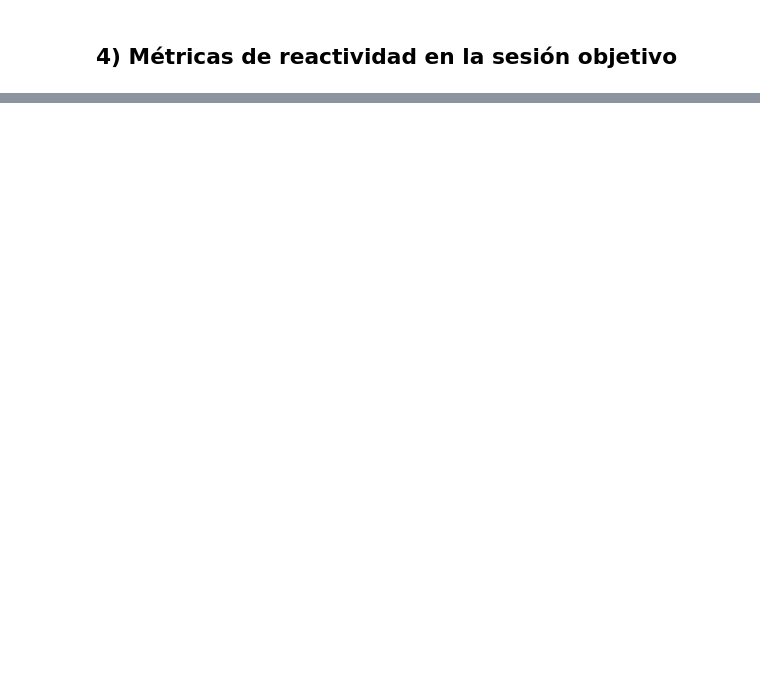
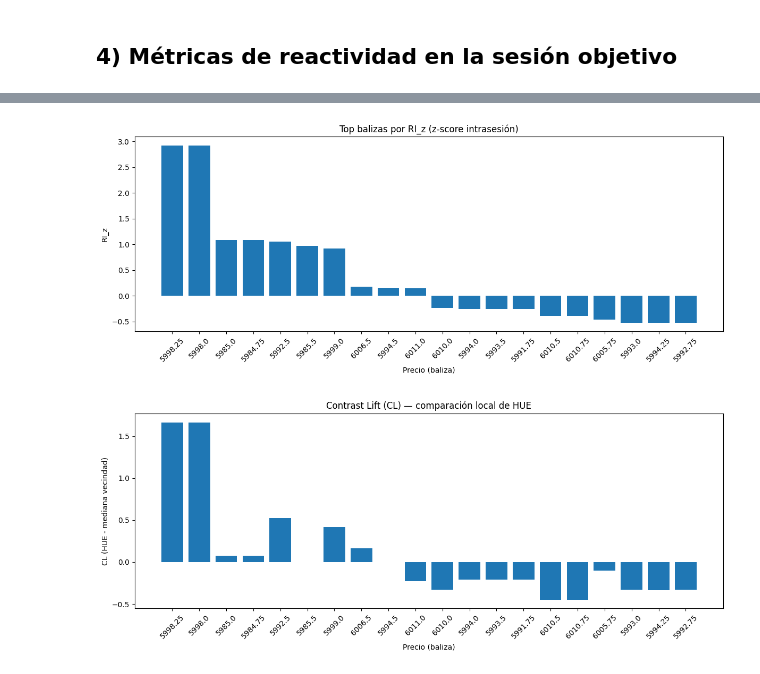
Before and after one commit to jmbf2007/ExtendedProfile, a Jupyter notebook: notebooks/extended_profile.ipynb, the cells around one changed output, grey strips where cells are left out. Saved outputs shown, nothing was run; the diff lists cells and outputs as text; code cells hidden in the pictures; blank space fills up the shorter version.

```diff
--- a/notebooks/extended_profile.ipynb
+++ b/notebooks/extended_profile.ipynb
@@ -25,6 +43,3 @@ from src.utils import to_ticks, from_ticks, zscore
 # %%
 # Cargar params
-params_path = Path("../configs/params.yml")
-with open(params_path, 'r', encoding='utf-8') as f:
-    P = yaml.safe_load(f)
-P
+P = load_params(Path("../configs/params.yml"), Path("../configs/params.local.yml"))
@@ -140,0 +335,26 @@ ri_df.head()
+# %%
+# === Barras CL y RI_z para las balizas seleccionadas ===
+plot_df = ri_df.copy()
+plot_df["price"] = plot_df.index.astype(int) * tick
+plot_df = plot_df.sort_values("RI_z", ascending=False).head(20)  # top 20
+
+fig, ax = plt.subplots(figsize=(12, 5))
+ax.bar(plot_df["price"].astype(str), plot_df["RI_z"])
+ax.set_title("Top balizas por RI_z (z-score intrasesión)")
+ax.set_xlabel("Precio (baliza)")
+ax.set_ylabel("RI_z")
+plt.xticks(rotation=45)
+plt.tight_layout()
+plt.show()
+
+fig, ax = plt.subplots(figsize=(12, 5))
+ax.bar(plot_df["price"].astype(str), plot_df["CL"])
+ax.set_title("Contrast Lift (CL) — comparación local de HUE")
+ax.set_xlabel("Precio (baliza)")
+ax.set_ylabel("CL (HUE - mediana vecindad)")
+plt.xticks(rotation=45)
+plt.tight_layout()
+plt.show()
+# %% [output]
+[figure, added]
+[figure, added]
```
Also changed, not shown: parts of 16 cells of this notebook, 7 other files.
